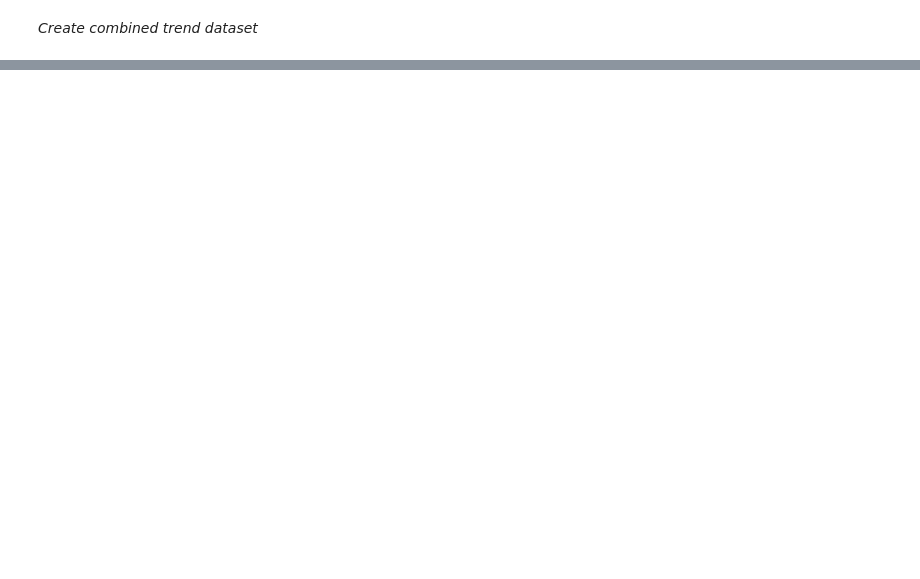
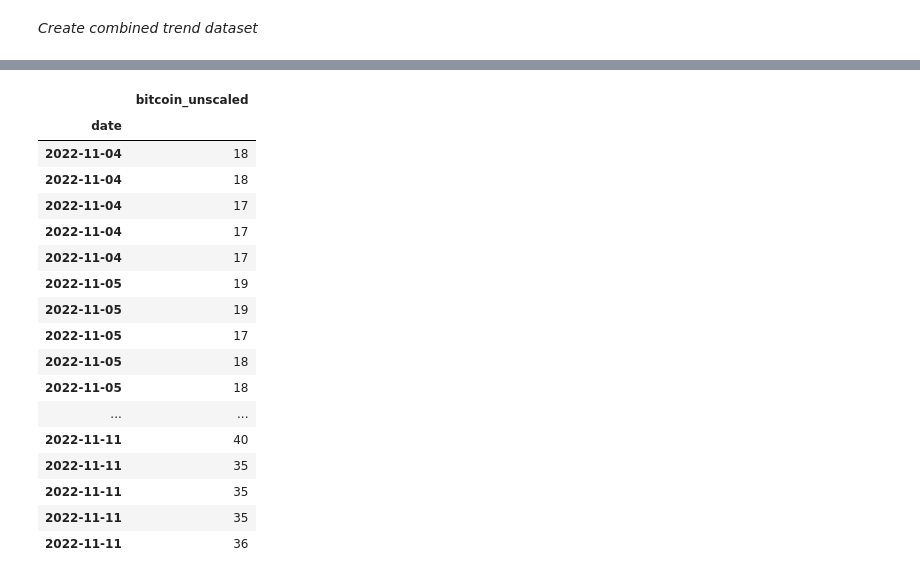
Before and after one commit to Ammar-Raneez/BitForecast, a Jupyter notebook: ml/notebooks/data_fetchers/gtrends_scraper.ipynb, the cells around one changed output, grey strips where cells are left out. Drawn from its saved outputs; the diff is of its cells as text; code cells hidden in the pictures; blank space fills up the shorter version.

```diff
--- a/ml/notebooks/data_fetchers/gtrends_scraper.ipynb
+++ b/ml/notebooks/data_fetchers/gtrends_scraper.ipynb
@@ -252,0 +380,21 @@ df_total.to_csv('../../data/BTC_GTrends_2014_2022.csv')
+# %%
+grouped_df.head()
+# %% [output]
+|  | bitcoin_unscaled |
+| date |  |
+| 2022-11-04 | 18 |
+| 2022-11-04 | 18 |
+| 2022-11-04 | 17 |
+| 2022-11-04 | 17 |
+| 2022-11-04 | 17 |
+| 2022-11-05 | 19 |
+| 2022-11-05 | 19 |
+| 2022-11-05 | 17 |
+| 2022-11-05 | 18 |
+| 2022-11-05 | 18 |
+| ... | ... |
+| 2022-11-11 | 40 |
+| 2022-11-11 | 35 |
+| 2022-11-11 | 35 |
+| 2022-11-11 | 35 |
+| 2022-11-11 | 36 |
```
Also changed, not shown: parts of 28 cells of this notebook, 5 other files.
